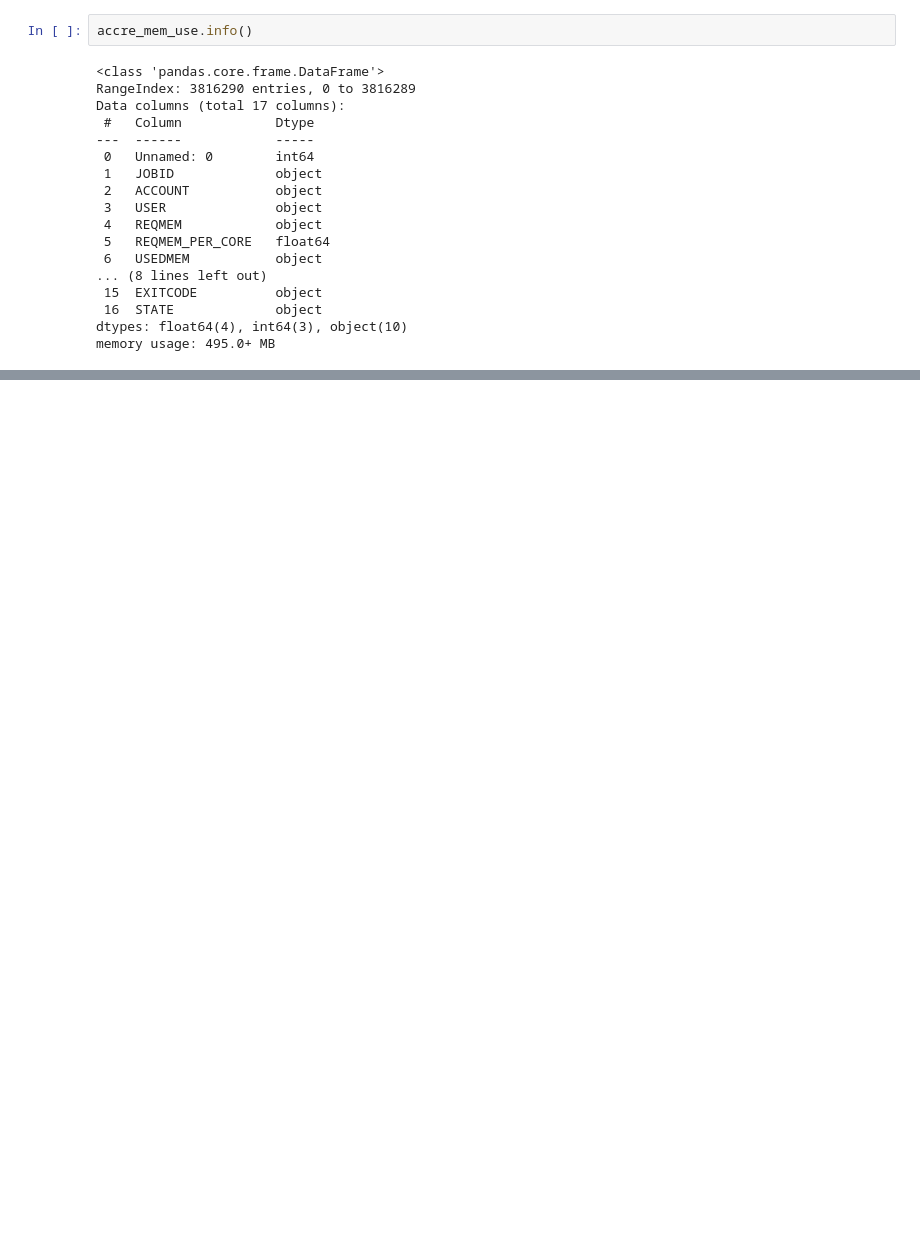
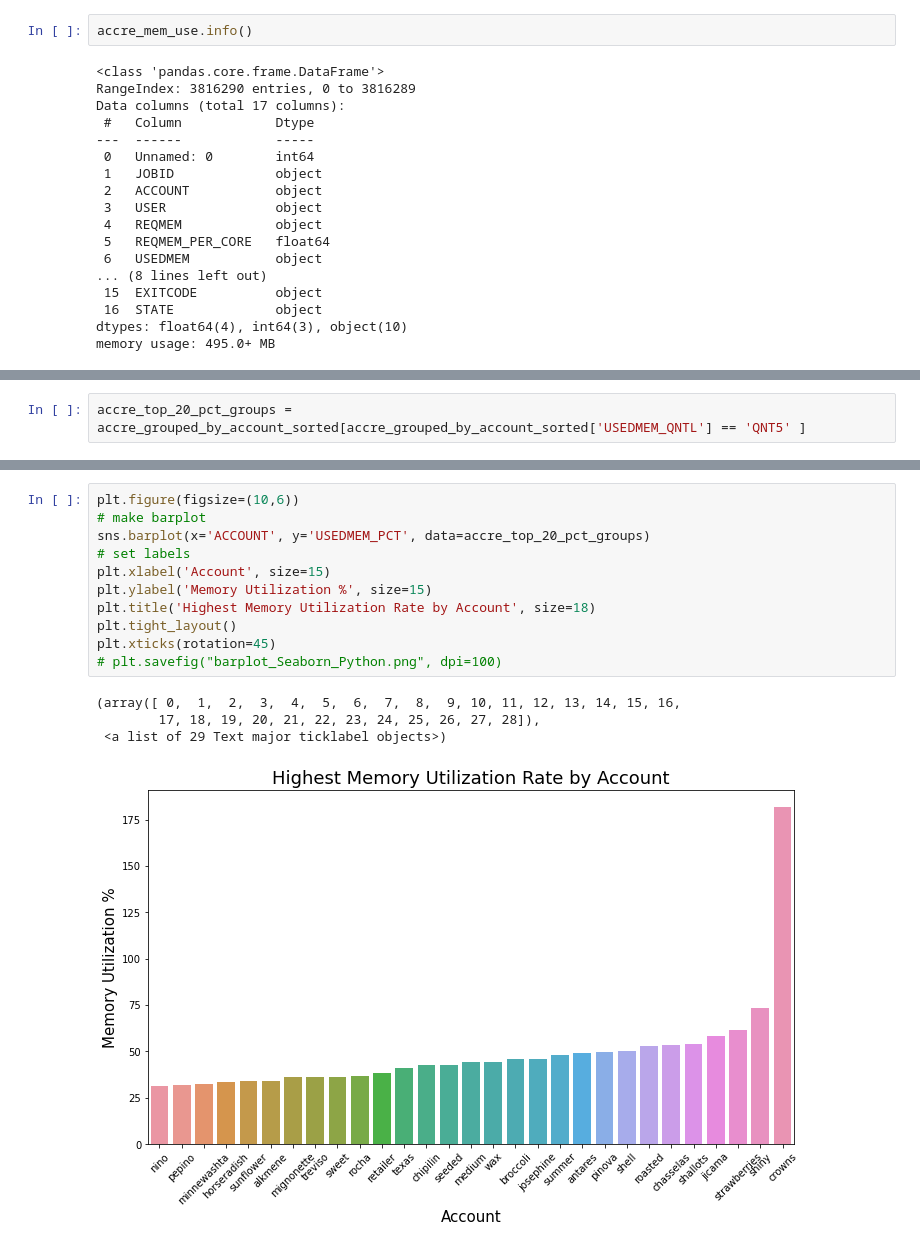
Before and after one commit to nss-data-science-cohort-4/dq2-accre-valkyries, a Jupyter notebook: notebooks/vai-02_dq2-accre-analysis-memory-usage.ipynb, the cells around one changed output, grey strips where cells are left out. Cells and saved outputs as stored; diff of their text form; blank space fills up the shorter version.

```diff
--- a/notebooks/vai-02_dq2-accre-analysis-memory-usage.ipynb
+++ b/notebooks/vai-02_dq2-accre-analysis-memory-usage.ipynb
@@ -70,0 +260,2 @@ accre_mem_use.groupby(['ACCOUNT', 'USER'])
+# %%
+accre_top_20_pct_groups = accre_grouped_by_account_sorted[accre_grouped_by_account_sorted['USEDMEM_QNTL'] == 'QNT5' ]
@@ -70,0 +277,16 @@ accre_mem_use.groupby(['ACCOUNT', 'USER'])
+# %%
+plt.figure(figsize=(10,6))
+# make barplot
+sns.barplot(x='ACCOUNT', y='USEDMEM_PCT', data=accre_top_20_pct_groups)
+# set labels
+plt.xlabel('Account', size=15)
+plt.ylabel('Memory Utilization %', size=15)
+plt.title('Highest Memory Utilization Rate by Account', size=18)
+plt.tight_layout()
+plt.xticks(rotation=45)
+# plt.savefig("barplot_Seaborn_Python.png", dpi=100)
+# %% [output]
+(array([ 0,  1,  2,  3,  4,  5,  6,  7,  8,  9, 10, 11, 12, 13, 14, 15, 16,
+        17, 18, 19, 20, 21, 22, 23, 24, 25, 26, 27, 28]),
+ <a list of 29 Text major ticklabel objects>)
+[figure, added]
```
Also changed, not shown: parts of 38 cells of this notebook, 1 other file.
